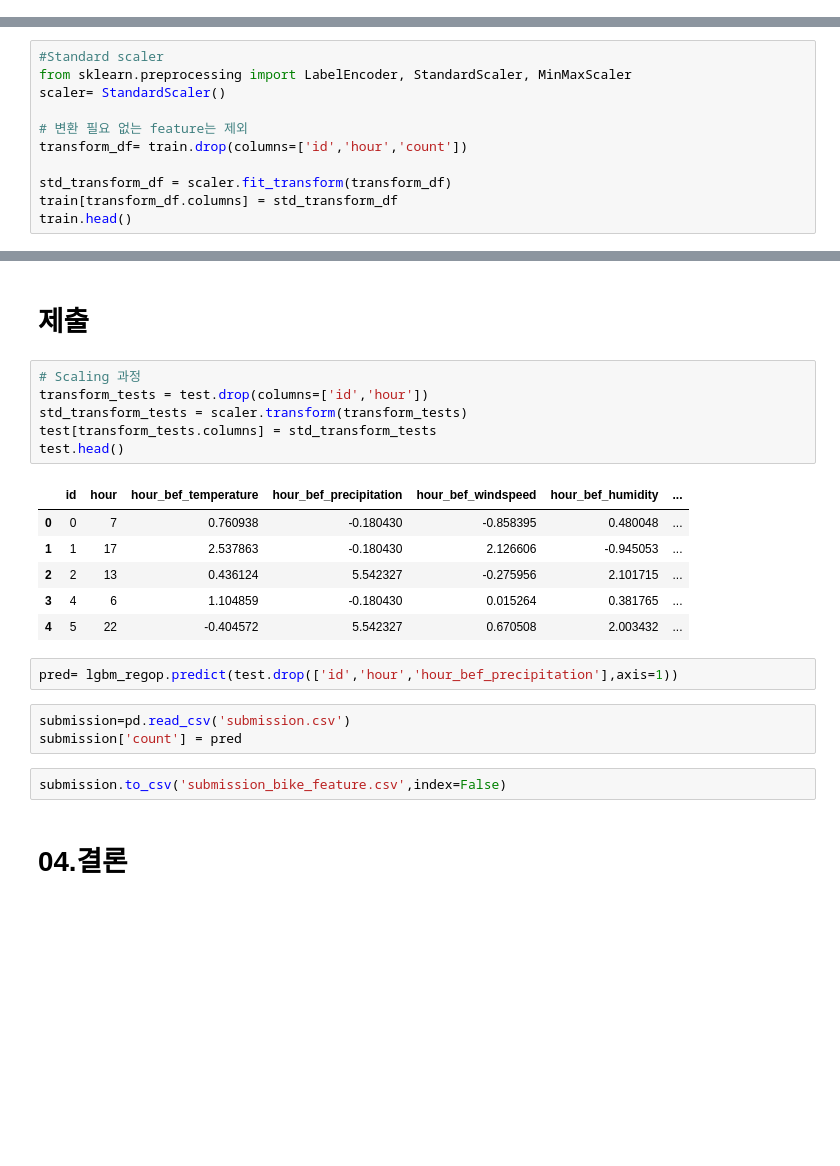
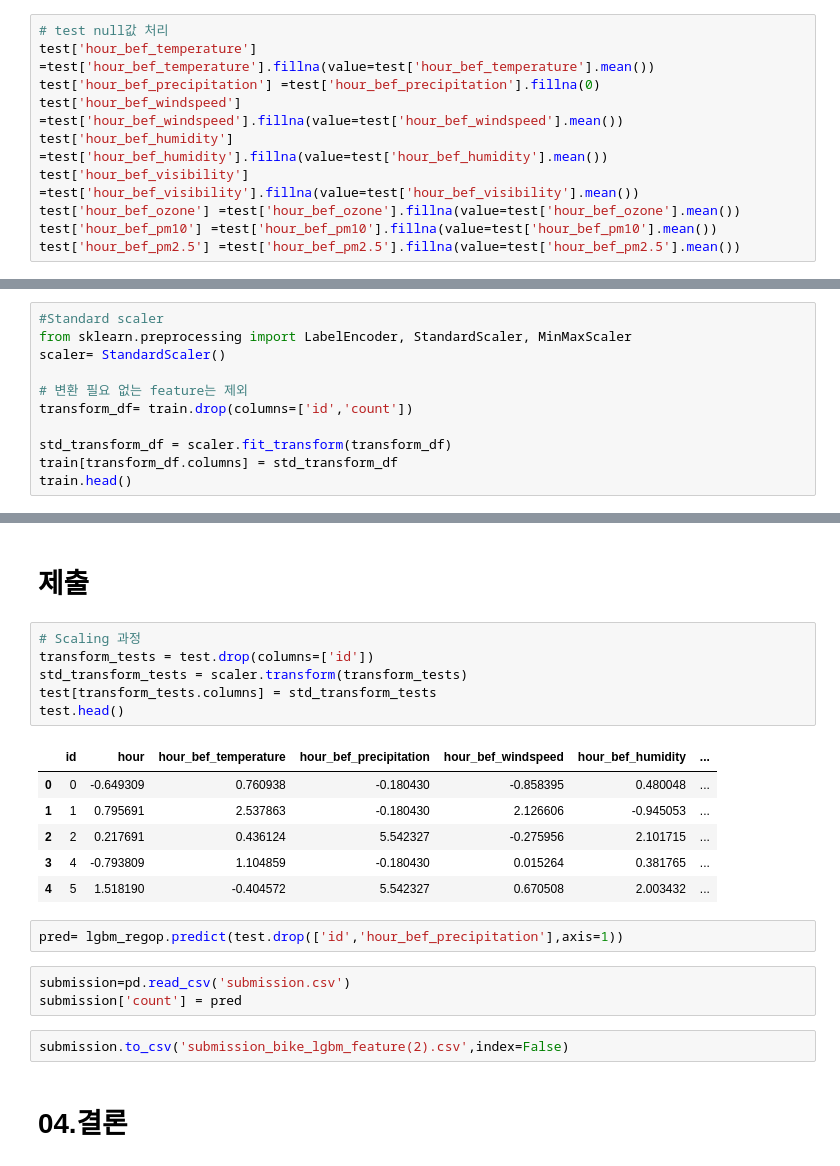
Before and after one commit to Sunnnyyy16/Dacon_study, a Jupyter notebook: bike/seoul_bike.ipynb, the cells around one changed output, grey strips where cells are left out. Cells and saved outputs as stored; diff of their text form; blank space fills up the shorter version.

Commit message:
[refactor]LGBM_new feature selection

```diff
--- a/bike/seoul_bike.ipynb
+++ b/bike/seoul_bike.ipynb
@@ -134,6 +135,16 @@ train['hour_bef_visibility'] =train['hour_bef_visibility'].fillna(value=train['h
 train['hour_bef_ozone'] =train['hour_bef_ozone'].fillna(value=train['hour_bef_ozone'].mean())
 train['hour_bef_pm10'] =train['hour_bef_pm10'].fillna(value=train['hour_bef_pm10'].mean())
 train['hour_bef_pm2.5'] =train['hour_bef_pm2.5'].fillna(value=train['hour_bef_pm2.5'].mean())
+# %%
+# test null값 처리
+test['hour_bef_temperature'] =test['hour_bef_temperature'].fillna(value=test['hour_bef_temperature'].mean())
+test['hour_bef_precipitation'] =test['hour_bef_precipitation'].fillna(0)
+test['hour_bef_windspeed'] =test['hour_bef_windspeed'].fillna(value=test['hour_bef_windspeed'].mean())
+test['hour_bef_humidity'] =test['hour_bef_humidity'].fillna(value=test['hour_bef_humidity'].mean())
+test['hour_bef_visibility'] =test['hour_bef_visibility'].fillna(value=test['hour_bef_visibility'].mean())
+test['hour_bef_ozone'] =test['hour_bef_ozone'].fillna(value=test['hour_bef_ozone'].mean())
+test['hour_bef_pm10'] =test['hour_bef_pm10'].fillna(value=test['hour_bef_pm10'].mean())
+test['hour_bef_pm2.5'] =test['hour_bef_pm2.5'].fillna(value=test['hour_bef_pm2.5'].mean())
 # %% [markdown]
 # 01.데이터 EDA
 # %%
@@ -254,7 +269,7 @@ from sklearn.preprocessing import LabelEncoder, StandardScaler, MinMaxScaler
 scaler= StandardScaler()
 
 # 변환 필요 없는 feature는 제외
-transform_df= train.drop(columns=['id','hour','count'])
+transform_df= train.drop(columns=['id','count'])
 
 std_transform_df = scaler.fit_transform(transform_df)
 train[transform_df.columns] = std_transform_df
@@ -427,24 +601,24 @@ Testing Score
 # 제출
 # %%
 # Scaling 과정
-transform_tests = test.drop(columns=['id','hour'])
+transform_tests = test.drop(columns=['id'])
 std_transform_tests = scaler.transform(transform_tests)
 test[transform_tests.columns] = std_transform_tests
 test.head()
 # %% [output]
 |  | id | hour | hour_bef_temperature | hour_bef_precipitation | hour_bef_windspeed | hour_bef_humidity | ... |
-| 0 | 0 | 7 | 0.760938 | -0.180430 | -0.858395 | 0.480048 | ... |
-| 1 | 1 | 17 | 2.537863 | -0.180430 | 2.126606 | -0.945053 | ... |
-| 2 | 2 | 13 | 0.436124 | 5.542327 | -0.275956 | 2.101715 | ... |
-| 3 | 4 | 6 | 1.104859 | -0.180430 | 0.015264 | 0.381765 | ... |
-| 4 | 5 | 22 | -0.404572 | 5.542327 | 0.670508 | 2.003432 | ... |
+| 0 | 0 | -0.649309 | 0.760938 | -0.180430 | -0.858395 | 0.480048 | ... |
+| 1 | 1 | 0.795691 | 2.537863 | -0.180430 | 2.126606 | -0.945053 | ... |
+| 2 | 2 | 0.217691 | 0.436124 | 5.542327 | -0.275956 | 2.101715 | ... |
+| 3 | 4 | -0.793809 | 1.104859 | -0.180430 | 0.015264 | 0.381765 | ... |
+| 4 | 5 | 1.518190 | -0.404572 | 5.542327 | 0.670508 | 2.003432 | ... |
 # %%
-pred= lgbm_regop.predict(test.drop(['id','hour','hour_bef_precipitation'],axis=1))
+pred= lgbm_regop.predict(test.drop(['id','hour_bef_precipitation'],axis=1))
 # %%
 submission=pd.read_csv('submission.csv')
 submission['count'] = pred
 # %%
-submission.to_csv('submission_bike_feature.csv',index=False)
+submission.to_csv('submission_bike_lgbm_feature(2).csv',index=False)
 # %% [markdown]
 # 04.결론
 # %% [markdown]
```
Also changed, not shown: parts of 41 cells of this notebook.
